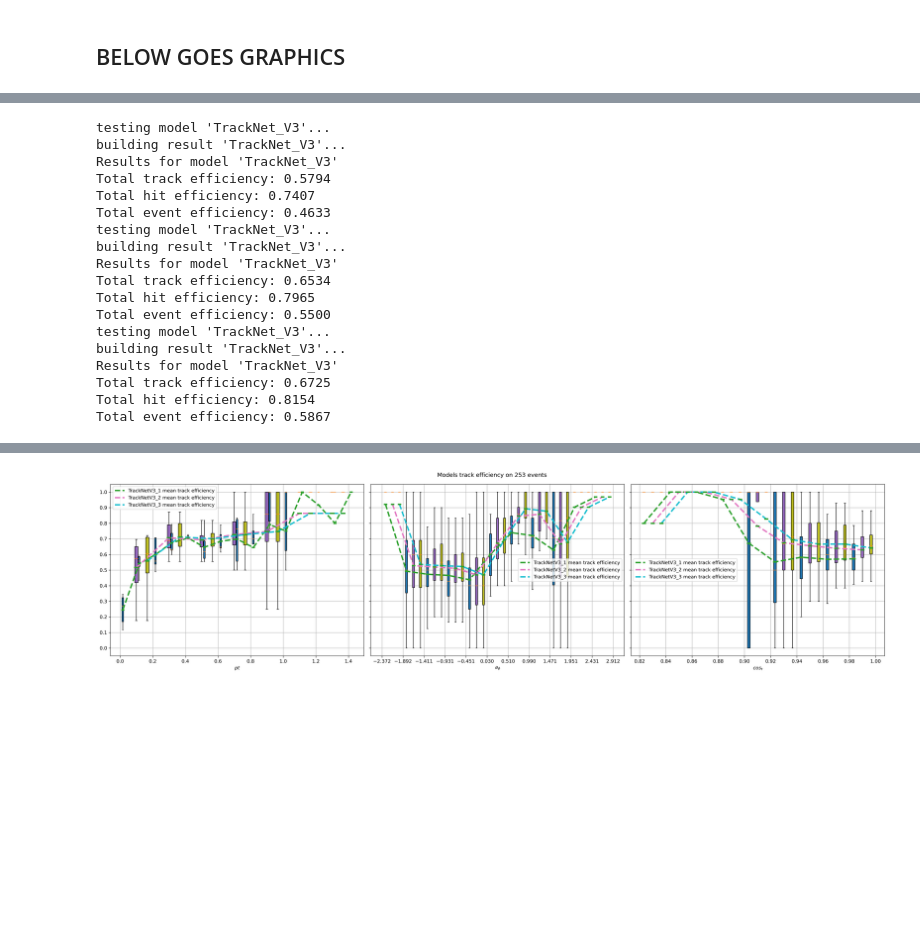
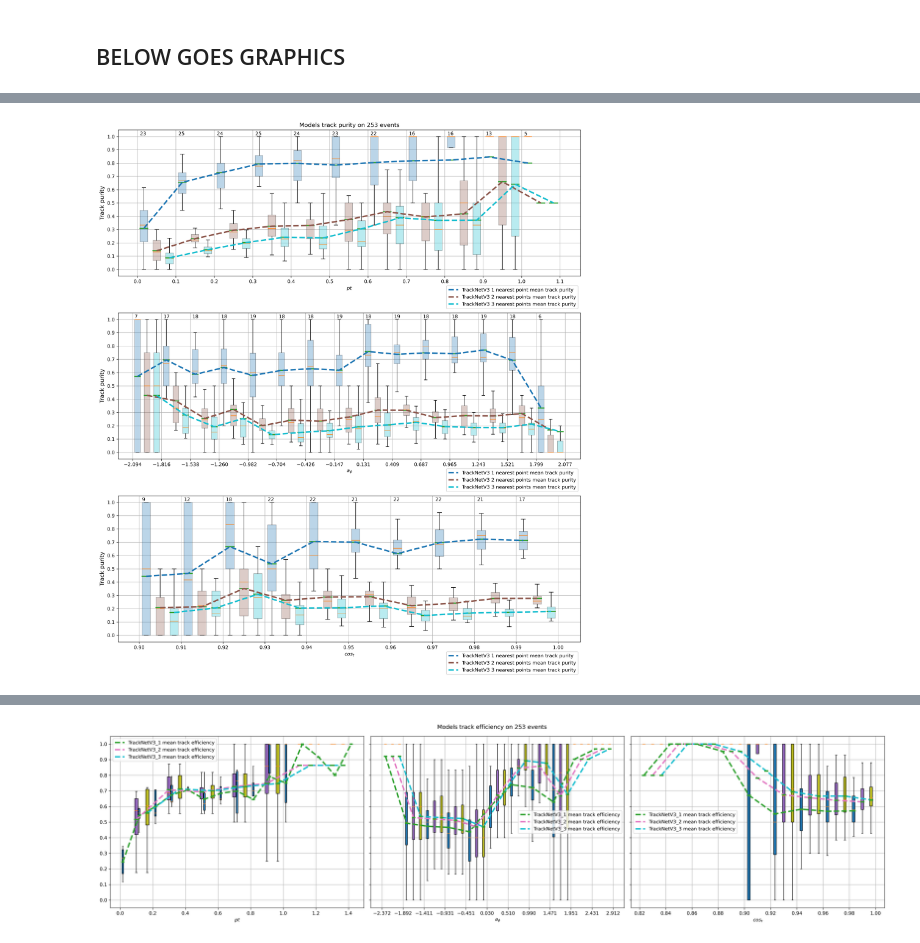
Before and after one commit to t3hseus/ariadne, a Jupyter notebook: notebooks/tracknet_preds_analyze_cut.ipynb, the cells around one changed output, grey strips where cells are left out. Drawn from its saved outputs; the diff is of its cells as text; code cells hidden in the pictures; blank space fills up the shorter version.

Commit message:
tuned plots a little bit

```diff
--- a/notebooks/tracknet_preds_analyze_cut.ipynb
+++ b/notebooks/tracknet_preds_analyze_cut.ipynb
@@ -1231,18 +1231,26 @@ def draw_for_col(ax, tracks_real, tracks_pred_true,
         power_smooth = spl(xnew)
         ax.plot(xnew, power_smooth, ls='--', color=color_line, label=f'{model_name} mean track {subtitle}', lw=3, zorder=15)
         #ax.set_xticks(old_ticks)
-        for i in range(len(bp['caps']) // 2):
-            y_pos = bp['caps'][i*2+1].get_ydata()[0]
-            x_pos = bp['caps'][i*2+1].get_xdata()[0]
-            ax.text(x_pos, y_pos + 0.01, f"{len(box_data[i])}", zorder=80)
+        if graph_idx == 0:
+            for i in range(len(ticks_x)):
+                y_pos = 1.01
+                x_pos = ticks_x[i] - delta_x/2
+                ax.text(x_pos, y_pos, f"{len(box_data[i])}", zorder=80)
 
     if int_mode or not ticks_custom:
         ax.locator_params(axis='x', nbins=real_xticks_count)
 
     if diagram_func is None:
         ax.set_ylim((-0.05, 1.05))
+    ticks = ax.get_xticks()
+    step = ticks[1] - ticks[0]
+    if graph_idx == total_indices-1:
+        ax.set_xlim((np.min(ticks_x) - width_tuned-step, np.max(ticks_x)+width_real + step/2))
+
     for draw_f in custom_draw_funcs:
         draw_f(ax)
+
+
     ####plt.locator_params(axis='y', nbins=16)
 
 
@@ -1264,7 +1272,7 @@ def to_precision(all_tracks_df):
 
 def plot_model_results(model_names, model_results_arr, mode_func):
 
-    fig = plt.figure(figsize=(18,18), dpi=300)
+    fig = plt.figure(figsize=(14,16), dpi=300)
     ax1, ax2, ax3 = fig.subplots(nrows=3, ncols=1)
 #    ax1, ax2 = fig.subplots(nrows=1, ncols=2, sharey='all')
     total_models = len(model_names)
@@ -1295,13 +1303,13 @@ def plot_model_results(model_names, model_results_arr, mode_func):
 
 
         draw_for_col(ax2, tracks_real, tracks_pred_true, 'a_phi', '$a_\phi$',n_events, 350,
-                     n_avg_ticks=48, x_ticks=12, with_boxplot=True, model_name=model_name,
+                     n_avg_ticks=48, x_ticks=20, with_boxplot=True, model_name=model_name,
                      graph_idx=idx, total_indices=total_models, subtitle=subtitle,
                      color_line=color_line, color_box=color_box, mode=mode)
 
         #enable on big dataset
         draw_for_col(ax3, tracks_real, tracks_pred_true,'cos_t', '$cos_t$',n_events, 350,
-                     n_avg_ticks=48,x_ticks=12, ticks_custom=False, with_boxplot=True, model_name=model_name,
+                     n_avg_ticks=48,x_ticks=20, ticks_custom=False, with_boxplot=True, model_name=model_name,
                      graph_idx=idx, total_indices=total_models, subtitle=subtitle,
                      color_line=color_line, color_box=color_box, mode=mode)
     for ax in [ax1, ax2, ax3]:
@@ -1325,48 +1361,11 @@ plot_model_results(["TrackNetV3"], [res_tracknet], to_precision)
+# %%
+plot_model_results(["TrackNetV3 1 nearest point", "TrackNetV3 2 nearest points", "TrackNetV3 3 nearest points"],
+                   [res_tracknet_1, res_tracknet_2, res_tracknet_20],
+                   to_precision)
+# %% [output]
+[figure, added]
 # %%
 all_tracks_df = res_tracknet[0]
 print(len(all_tracks_df[all_tracks_df.pred == 1]) / len(all_tracks_df[all_tracks_df.pred != 0]))
 # %%
 all_tracks_df
-# %%
-n_neighboursss = 1
-res_tracknet_1 = build_model_results("TrackNet_V3",
-                                   events_anal,
-                                   TR_DANI_model_loader,
-                                   TR_DANI_preproc_func,
-                                   TR_DANI_model_eval,
-                                   do_not_calc_for_unprocessed_events=True)
-
-n_neighboursss = 2
-res_tracknet_2 = build_model_results("TrackNet_V3",
-                                   events_anal,
-                                   TR_DANI_model_loader,
-                                   TR_DANI_preproc_func,
-                                   TR_DANI_model_eval,
-                                   do_not_calc_for_unprocessed_events=True)
-
-n_neighboursss = 3
-res_tracknet_20 = build_model_results("TrackNet_V3",
-                                   events_anal,
-                                   TR_DANI_model_loader,
-                                   TR_DANI_preproc_func,
-                                   TR_DANI_model_eval,
-                                   do_not_calc_for_unprocessed_events=True)
-# %% [output]
-testing model 'TrackNet_V3'...
-building result 'TrackNet_V3'...
-Results for model 'TrackNet_V3'
-Total track efficiency: 0.5794
-Total hit efficiency: 0.7407
-Total event efficiency: 0.4633
-testing model 'TrackNet_V3'...
-building result 'TrackNet_V3'...
-Results for model 'TrackNet_V3'
-Total track efficiency: 0.6534
-Total hit efficiency: 0.7965
-Total event efficiency: 0.5500
-testing model 'TrackNet_V3'...
-building result 'TrackNet_V3'...
-Results for model 'TrackNet_V3'
-Total track efficiency: 0.6725
-Total hit efficiency: 0.8154
-Total event efficiency: 0.5867
```
Also changed, not shown: parts of 4 cells of this notebook.
